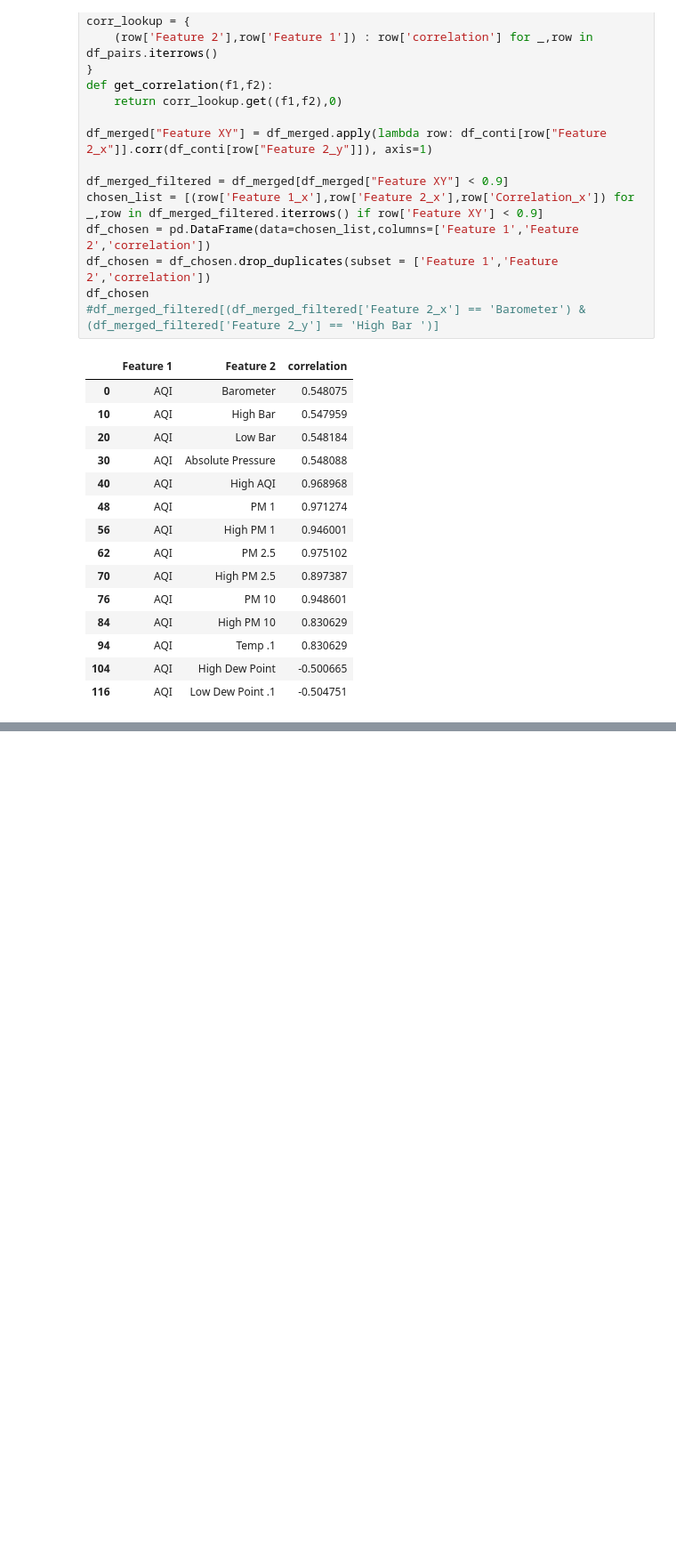
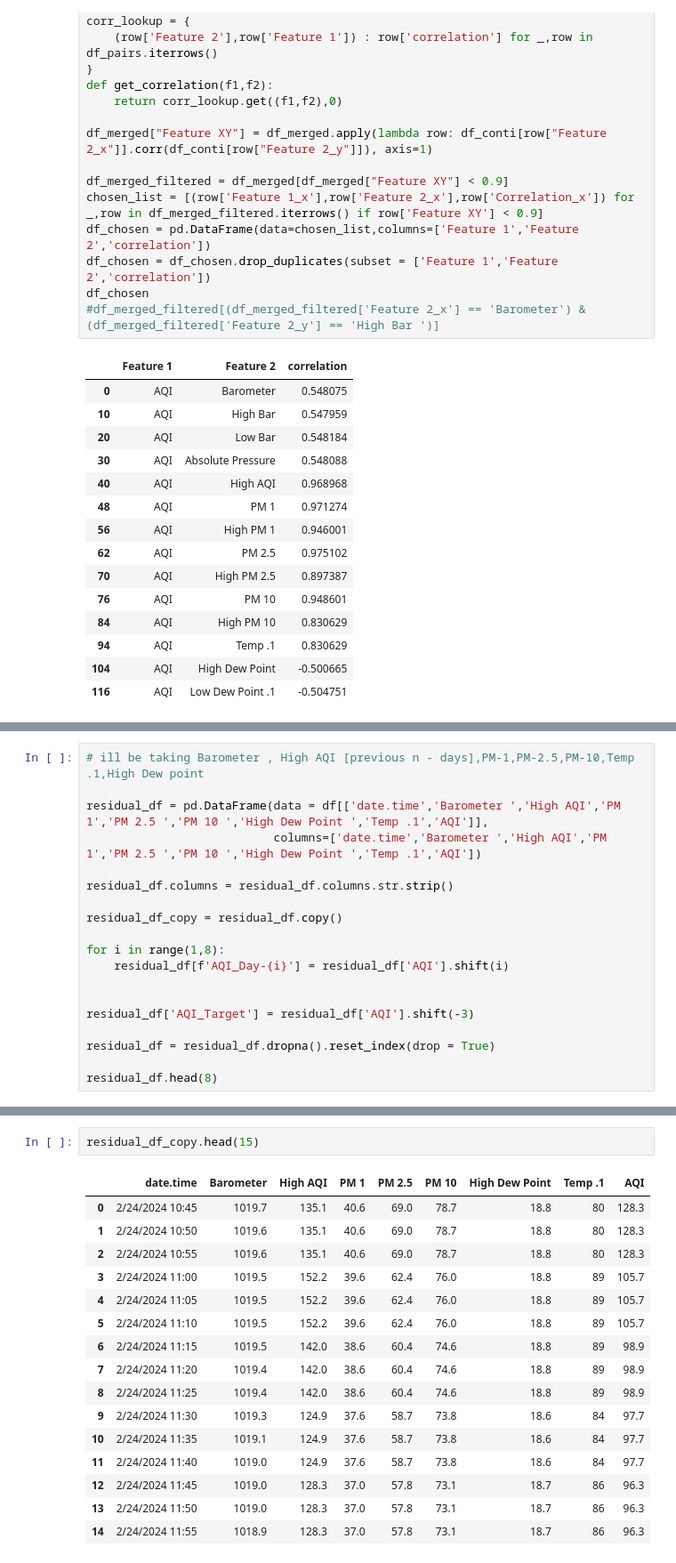
Before and after one commit to FaYMan2/minor, a Jupyter notebook: test.ipynb, the cells around one changed output, grey strips where cells are left out. Shown at 89% size. Drawn from its saved outputs; the diff is of its cells as text; blank space fills up the shorter version.

Commit message:
feat : tabulated tadaframe for time series analysis

```diff
--- a/test.ipynb
+++ b/test.ipynb
@@ -287,0 +283,19 @@ df_conti['High Bar '].corr(df['Barometer '])
+# %%
+# ill be taking Barometer , High AQI [previous n - days],PM-1,PM-2.5,PM-10,Temp .1,High Dew point
+
+residual_df = pd.DataFrame(data = df[['date.time','Barometer ','High AQI','PM 1','PM 2.5 ','PM 10 ','High Dew Point ','Temp .1','AQI']],
+                           columns=['date.time','Barometer ','High AQI','PM 1','PM 2.5 ','PM 10 ','High Dew Point ','Temp .1','AQI'])
+
+residual_df.columns = residual_df.columns.str.strip()
+
+residual_df_copy = residual_df.copy()
+
+for i in range(1,8):
+    residual_df[f'AQI_Day-{i}'] = residual_df['AQI'].shift(i)
+
+
+residual_df['AQI_Target'] = residual_df['AQI'].shift(-3)
+
+residual_df = residual_df.dropna().reset_index(drop = True)
+
+residual_df.head(8)
@@ -287,0 +312,19 @@ df_conti['High Bar '].corr(df['Barometer '])
+# %%
+residual_df_copy.head(15)
+# %% [output]
+|  | date.time | Barometer | High AQI | PM 1 | PM 2.5 | PM 10 | High Dew Point | Temp .1 | AQI |
+| 0 | 2/24/2024 10:45 | 1019.7 | 135.1 | 40.6 | 69.0 | 78.7 | 18.8 | 80 | 128.3 |
+| 1 | 2/24/2024 10:50 | 1019.6 | 135.1 | 40.6 | 69.0 | 78.7 | 18.8 | 80 | 128.3 |
+| 2 | 2/24/2024 10:55 | 1019.6 | 135.1 | 40.6 | 69.0 | 78.7 | 18.8 | 80 | 128.3 |
+| 3 | 2/24/2024 11:00 | 1019.5 | 152.2 | 39.6 | 62.4 | 76.0 | 18.8 | 89 | 105.7 |
+| 4 | 2/24/2024 11:05 | 1019.5 | 152.2 | 39.6 | 62.4 | 76.0 | 18.8 | 89 | 105.7 |
+| 5 | 2/24/2024 11:10 | 1019.5 | 152.2 | 39.6 | 62.4 | 76.0 | 18.8 | 89 | 105.7 |
+| 6 | 2/24/2024 11:15 | 1019.5 | 142.0 | 38.6 | 60.4 | 74.6 | 18.8 | 89 | 98.9 |
+| 7 | 2/24/2024 11:20 | 1019.4 | 142.0 | 38.6 | 60.4 | 74.6 | 18.8 | 89 | 98.9 |
+| 8 | 2/24/2024 11:25 | 1019.4 | 142.0 | 38.6 | 60.4 | 74.6 | 18.8 | 89 | 98.9 |
+| 9 | 2/24/2024 11:30 | 1019.3 | 124.9 | 37.6 | 58.7 | 73.8 | 18.6 | 84 | 97.7 |
+| 10 | 2/24/2024 11:35 | 1019.1 | 124.9 | 37.6 | 58.7 | 73.8 | 18.6 | 84 | 97.7 |
+| 11 | 2/24/2024 11:40 | 1019.0 | 124.9 | 37.6 | 58.7 | 73.8 | 18.6 | 84 | 97.7 |
+| 12 | 2/24/2024 11:45 | 1019.0 | 128.3 | 37.0 | 57.8 | 73.1 | 18.7 | 86 | 96.3 |
+| 13 | 2/24/2024 11:50 | 1019.0 | 128.3 | 37.0 | 57.8 | 73.1 | 18.7 | 86 | 96.3 |
+| 14 | 2/24/2024 11:55 | 1018.9 | 128.3 | 37.0 | 57.8 | 73.1 | 18.7 | 86 | 96.3 |
```
Also changed, not shown: parts of 3 cells of this notebook.
